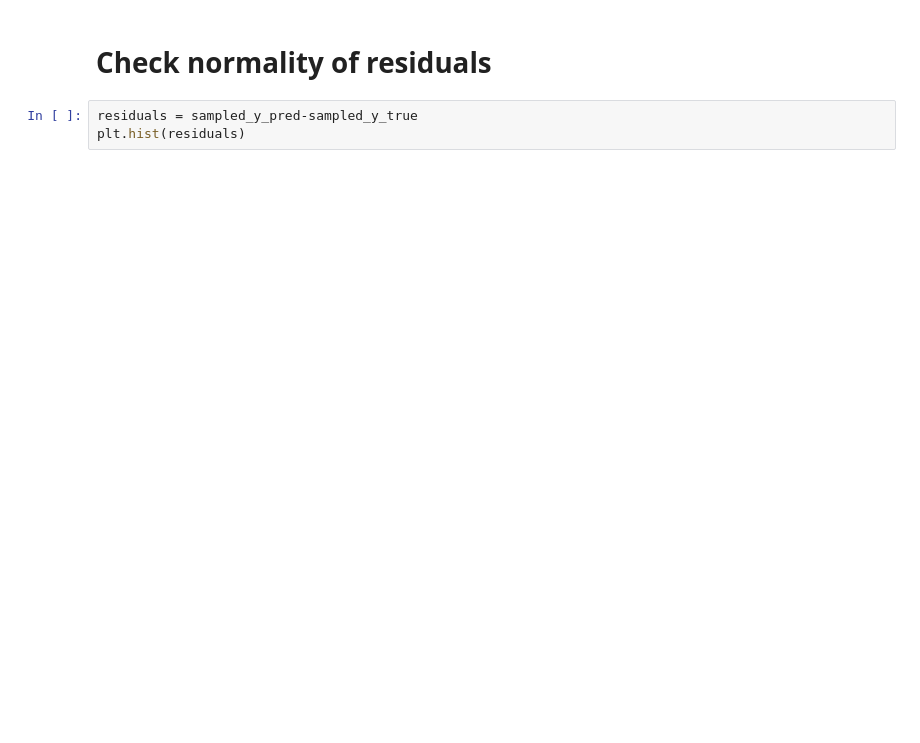
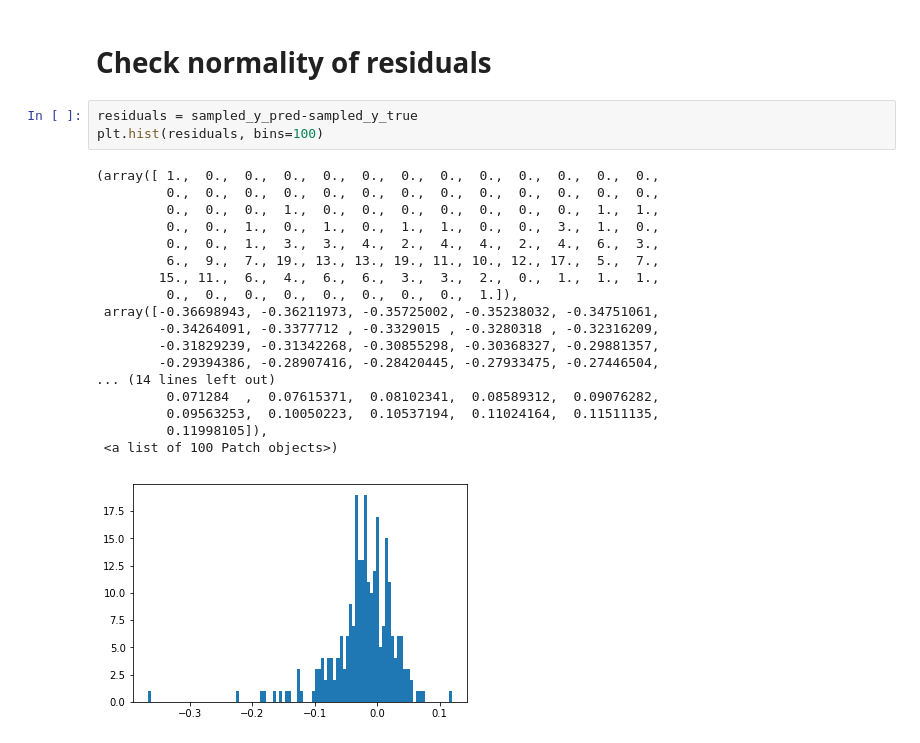
Before and after one commit to youhs4554/gaitanalysis, a Jupyter notebook: src/dev/c3d_test.ipynb, the cells around one changed output. Saved outputs shown, nothing was run; the diff lists cells and outputs as text; blank space fills up the shorter version.

```diff
--- a/src/dev/c3d_test.ipynb
+++ b/src/dev/c3d_test.ipynb
@@ -300,6 +336,25 @@ axes[1].axhline(y=0.0, color='r', linestyle='-')
 # Check normality of residuals
 # %%
 residuals = sampled_y_pred-sampled_y_true
-plt.hist(residuals)
+plt.hist(residuals, bins=100)
+# %% [output]
+(array([ 1.,  0.,  0.,  0.,  0.,  0.,  0.,  0.,  0.,  0.,  0.,  0.,  0.,
+         0.,  0.,  0.,  0.,  0.,  0.,  0.,  0.,  0.,  0.,  0.,  0.,  0.,
+         0.,  0.,  0.,  1.,  0.,  0.,  0.,  0.,  0.,  0.,  0.,  1.,  1.,
+         0.,  0.,  1.,  0.,  1.,  0.,  1.,  1.,  0.,  0.,  3.,  1.,  0.,
+         0.,  0.,  1.,  3.,  3.,  4.,  2.,  4.,  4.,  2.,  4.,  6.,  3.,
+         6.,  9.,  7., 19., 13., 13., 19., 11., 10., 12., 17.,  5.,  7.,
+        15., 11.,  6.,  4.,  6.,  6.,  3.,  3.,  2.,  0.,  1.,  1.,  1.,
+         0.,  0.,  0.,  0.,  0.,  0.,  0.,  0.,  1.]),
+ array([-0.36698943, -0.36211973, -0.35725002, -0.35238032, -0.34751061,
+        -0.34264091, -0.3377712 , -0.3329015 , -0.3280318 , -0.32316209,
+        -0.31829239, -0.31342268, -0.30855298, -0.30368327, -0.29881357,
+        -0.29394386, -0.28907416, -0.28420445, -0.27933475, -0.27446504,
+... (14 lines left out)
+         0.071284  ,  0.07615371,  0.08102341,  0.08589312,  0.09076282,
+         0.09563253,  0.10050223,  0.10537194,  0.11024164,  0.11511135,
+         0.11998105]),
+ <a list of 100 Patch objects>)
+[figure, added]
 # %%
 qqplot(residuals, line='s'); plt.show()
```
Also changed, not shown: parts of 9 cells of this notebook, 23 other files.
